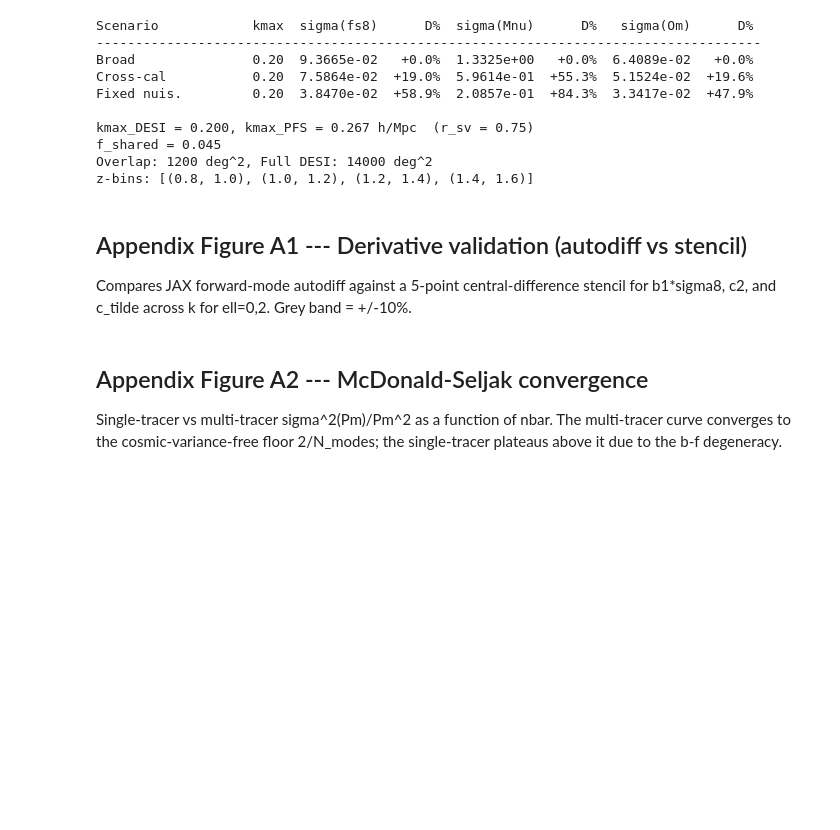
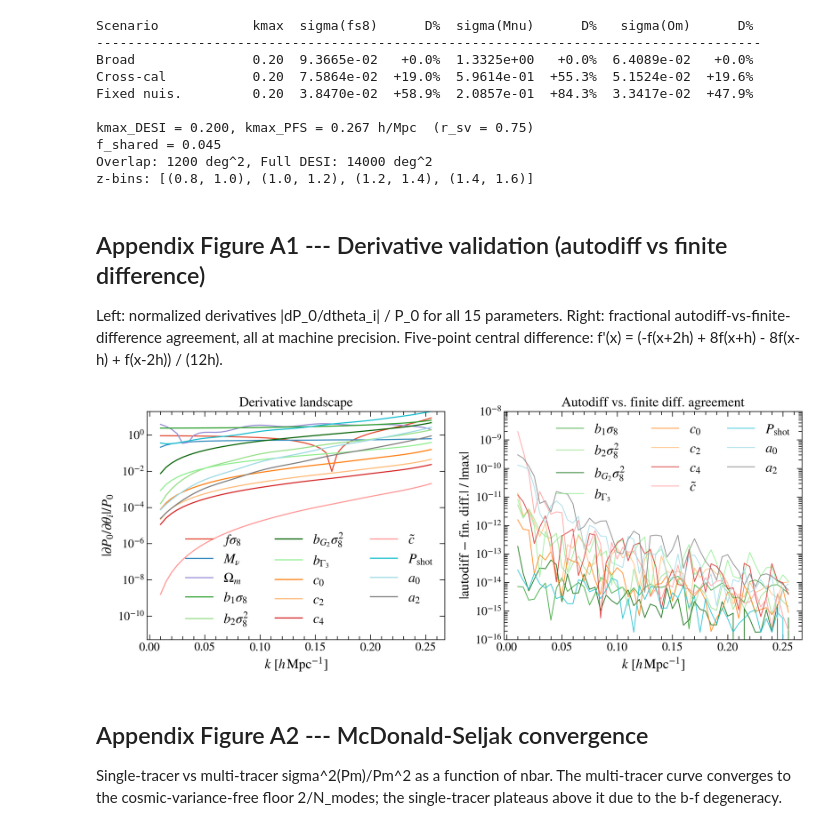
Before and after one commit to MinhMPA/PFSxDESI-multi-fish, a Jupyter notebook: notebooks/figures.ipynb, the cells around one changed output. Drawn from its saved outputs; the diff is of its cells as text; code cells hidden in the pictures; blank space fills up the shorter version.

```diff
--- a/notebooks/figures.ipynb
+++ b/notebooks/figures.ipynb
@@ -373,11 +371,11 @@ f_shared = 0.045
 Overlap: 1200 deg^2, Full DESI: 14000 deg^2
 z-bins: [(0.8, 1.0), (1.0, 1.2), (1.2, 1.4), (1.4, 1.6)]
 # %% [markdown]
-## Appendix Figure A1 --- Derivative validation (autodiff vs stencil)
+## Appendix Figure A1 --- Derivative validation (autodiff vs finite difference)
 
-Compares JAX forward-mode autodiff against a 5-point central-difference
-stencil for b1*sigma8, c2, and c_tilde across k for ell=0,2.
-Grey band = +/-10%.
+Left: normalized derivatives |dP_0/dtheta_i| / P_0 for all 15 parameters.
+Right: fractional autodiff-vs-finite-difference agreement, all at machine precision.
+Five-point central difference: f'(x) = (-f(x+2h) + 8f(x+h) - 8f(x-h) + f(x-2h)) / (12h).
 # %%
 import jax.numpy as jnp
 from ps_1loop_jax import PowerSpectrum1Loop
@@ -468,3 +431,45 @@ plt.show()
+# %%
+fig, (ax1, ax2) = plt.subplots(1, 2, figsize=(12, 5))
+
+for gn, (pnames, labels, colors) in GROUPS.items():
+    for pn, lab, col in zip(pnames, labels, colors):
+        d = cosmo_derivs_d.get(pn, nuis_ad.get(pn))
+        if d is None: continue
+        nd = np.abs(d) / np.abs(P0_fid)
+        if np.max(nd) < 1e-10: continue
+        ax1.semilogy(k_np, nd, lw=1.3, color=col, label=lab)
+
+ax1.set_xlabel(r"$k$ [$h\,\mathrm{Mpc}^{-1}$]")
+ax1.set_ylabel(r"$|\partial P_0 / \partial \theta_i| / P_0$")
+ax1.set_ylim(5e-12, 20)
+ax1.legend(frameon=False, fontsize=16, ncol=3,
+           loc="lower right",
+           bbox_to_anchor=(1.00, 0.00),)
+ax1.set_title("Derivative landscape")
+
+for gn, (pnames, labels, colors) in GROUPS.items():
+    if gn == "Cosmo": continue
+    for pn, lab, col in zip(pnames, labels, colors):
+        ad, fd = nuis_ad.get(pn), nuis_fd.get(pn)
+        if ad is None: continue
+        scale = np.maximum(np.abs(ad), np.abs(fd))
+        mask = scale > 1e-10 * np.max(scale)
+        frac = np.full_like(ad, np.nan)
+        frac[mask] = np.abs(ad[mask] - fd[mask]) / scale[mask]
+        if np.all(np.isnan(frac)) or np.nanmax(frac) < 1e-15: continue
+        ax2.semilogy(k_np, frac, lw=1.0, color=col, label=lab, alpha=0.8)
+
+ax2.set_xlabel(r"$k$ [$h\,\mathrm{Mpc}^{-1}$]")
+ax2.set_ylabel(r"|autodiff $-$ fin. diff.| / |max|")
+ax2.set_ylim(1e-16, 1e-8)
+ax2.legend(frameon=False, fontsize=16, ncol=3,
+           loc="upper right",
+           bbox_to_anchor=(1.00, 1.00),)
+ax2.set_title("Autodiff vs. finite diff. agreement")
+fig.tight_layout()
+plt.show()
+# %% [output]
+[figure, added]
 # %% [markdown]
 ## Appendix Figure A2 --- McDonald-Seljak convergence
 
```
Also changed, not shown: parts of 10 cells of this notebook, 7 other files.
